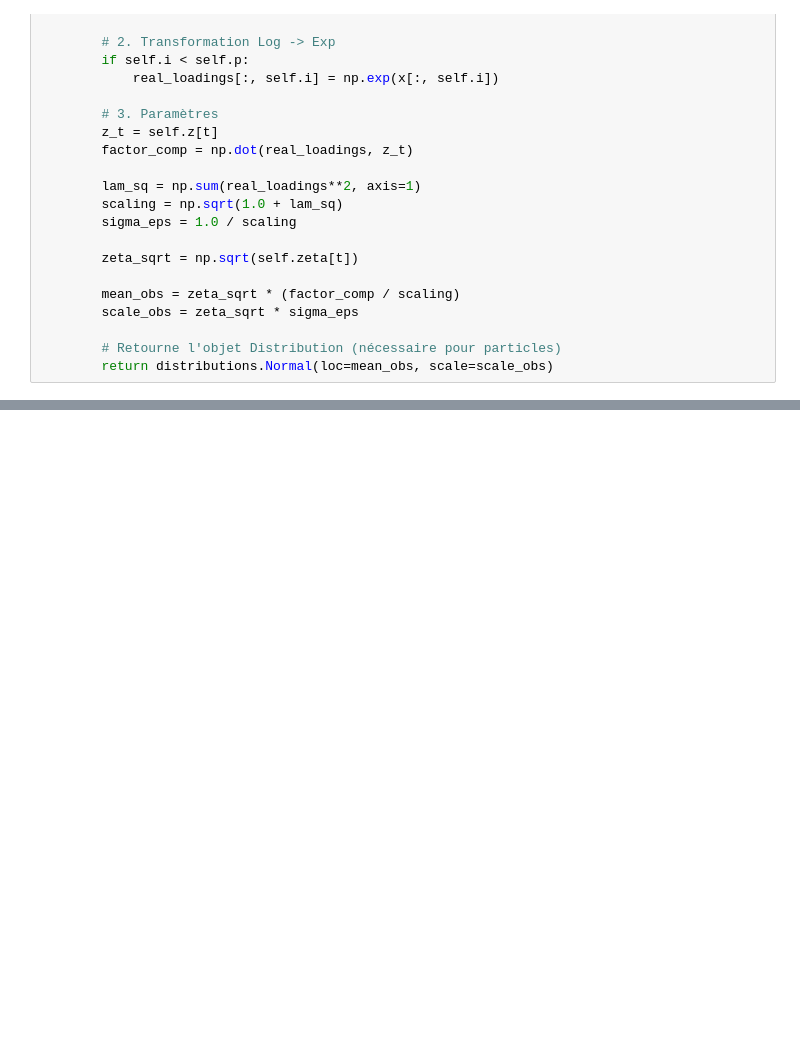
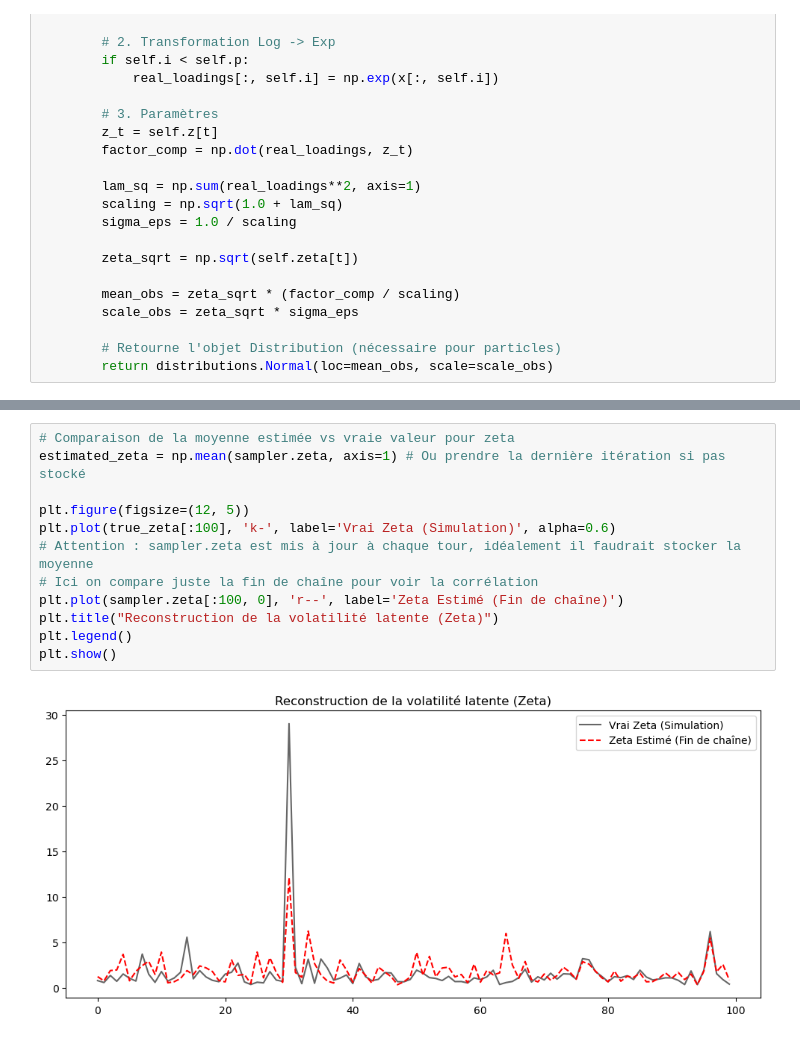
Before and after one commit to AugusteVautrin/High-dimensional-dynamic-stochastic-copula-models, a Jupyter notebook: gibbs_sampler.ipynb, the cells around one changed output, grey strips where cells are left out. Saved outputs shown, nothing was run; the diff lists cells and outputs as text; blank space fills up the shorter version.

```diff
--- a/gibbs_sampler.ipynb
+++ b/gibbs_sampler.ipynb
@@ -609,0 +645,14 @@ array([[ 2.84192165],
+# %%
+# Comparaison de la moyenne estimée vs vraie valeur pour zeta
+estimated_zeta = np.mean(sampler.zeta, axis=1) # Ou prendre la dernière itération si pas stocké
+
+plt.figure(figsize=(12, 5))
+plt.plot(true_zeta[:100], 'k-', label='Vrai Zeta (Simulation)', alpha=0.6)
+# Attention : sampler.zeta est mis à jour à chaque tour, idéalement il faudrait stocker la moyenne
+# Ici on compare juste la fin de chaîne pour voir la corrélation
+plt.plot(sampler.zeta[:100, 0], 'r--', label='Zeta Estimé (Fin de chaîne)')
+plt.title("Reconstruction de la volatilité latente (Zeta)")
+plt.legend()
+plt.show()
+# %% [output]
+[figure, added]
```
Also changed, not shown: parts of 9 cells of this notebook.
